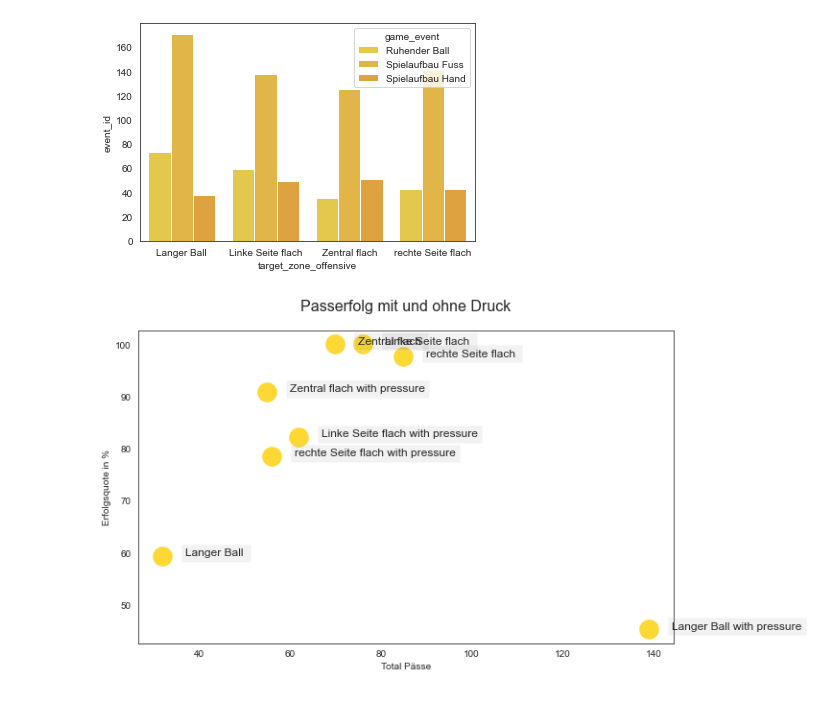
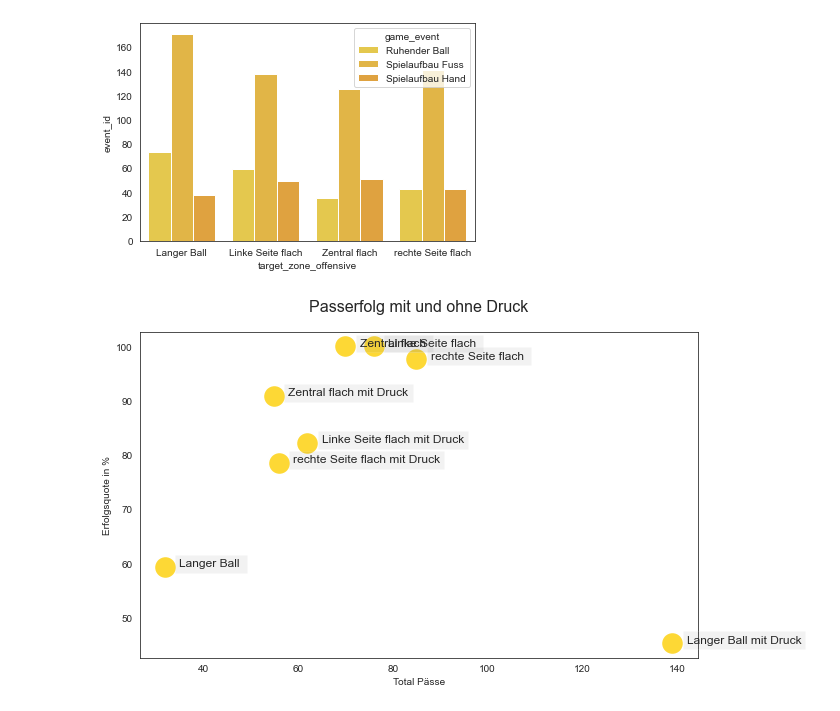
Before and after one commit to keepertrainer78698/youth-base, a Jupyter notebook: game-stats/keeperstats.ipynb, the cells around one changed output. Saved outputs shown, nothing was run; the diff lists cells and outputs as text; code cells hidden in the pictures.

```diff
--- a/game-stats/keeperstats.ipynb
+++ b/game-stats/keeperstats.ipynb
@@ -95,7 +95,7 @@ print(events_df.event_id.count())
 offensive_df = events_df.loc[events_df.phase == 'off']
 offensive_df = offensive_df.loc[offensive_df.category != 'Footeco']
 offensive_df = offensive_df.dropna(axis = 1, how = 'all')
-offensive_df['under_pressure'] = offensive_df.under_pressure.apply(lambda x: 'with pressure' if x == 'checked' else '')
+offensive_df['under_pressure'] = offensive_df.under_pressure.apply(lambda x: 'mit Druck' if x == 'checked' else '')
 
 ## Sub dataframe with only passing events in offensive events
 passing_df = offensive_df[offensive_df['game_event'] == 'Spielaufbau Fuss']
@@ -238,11 +238,11 @@ plt.figure(figsize=(10,6))
 #plt.scatter('total', 'perc of gk reaction', data=pivot_critical_events, label='primary_event', c=color_yellow, s=500)
 sns.scatterplot(x='total', y='perc of gk reaction', s=500, data=pivot_critical_events)
 
-plt.xlabel('Anzahl Aktionen')
-plt.ylabel('% Aktionen für TH')
+plt.xlabel('Anzahl erfasste Aktionen')
+plt.ylabel('% effektive Aktionen für TH')
 plt.title('Aktionen für TH und Häufigkeit der Spielsituationen', fontsize=16, pad=20)
 for i, label in enumerate(pivot_critical_events.primary_event):
-    plt.text(pivot_critical_events.total[i], pivot_critical_events['perc of gk reaction'][i]+0.03, label, fontsize=12, bbox=dict(facecolor='gray', alpha=0.1))
+    plt.text(pivot_critical_events.total[i]+5, pivot_critical_events['perc of gk reaction'][i], label, fontsize=12, bbox=dict(facecolor='gray', alpha=0.1))
 
 plt.savefig('torhüter_aktionen.png')
 plt.show()
@@ -265,13 +265,13 @@ sns.scatterplot(x='total_events', y='goals_in_perc', s=500, data=pivot_goal_even
 
 for i in range(pivot_goal_events.shape[0]):
     plt.text(x=pivot_goal_events.total_events[i]+5,
-        y=pivot_goal_events.goals_in_perc[i]+0.01,
+        y=pivot_goal_events.goals_in_perc[i],
         s=pivot_goal_events.primary_event[i],
         fontsize=12,
         bbox=dict(facecolor='gray', alpha=0.1))
 
 plt.title('Torwahrscheinlichkeit und Häufigkeit pro Spielsituation', fontsize=16, pad=20)
-plt.xlabel('Total Aktionen')
+plt.xlabel('Anzahl erfasste Aktionen')
 plt.ylabel('Torwahrscheinlichkeit in %')
 
 plt.savefig('torwahrscheinlichkeit.png')
@@ -340,29 +347,29 @@ sns.barplot(data=group_passing_distribution, x='target_zone_offensive', y='event
 # %%
 ## Passing analysis
 
 group_pressure_passing = passing_df.groupby(['target_zone_offensive', 'under_pressure', 'success']).event_id.count().reset_index()
 pivot_pressure_passing = group_pressure_passing.pivot(index=['target_zone_offensive', 'under_pressure'], columns='success', values='event_id').reset_index()
 pivot_pressure_passing['no'] = pivot_pressure_passing.no.fillna(0)
 pivot_pressure_passing['total_passes'] = pivot_pressure_passing['yes'] + pivot_pressure_passing['no']
 pivot_pressure_passing['accuracy'] = pivot_pressure_passing.yes / pivot_pressure_passing.total_passes * 100
 pivot_pressure_passing['target_zone_offensive'] = pivot_pressure_passing.target_zone_offensive.str.cat(pivot_pressure_passing.under_pressure, sep= ' ')
 pivot_pressure_passing = pivot_pressure_passing.drop(columns=['under_pressure', 'no', 'yes'])
 
 plt.figure(figsize=[10, 6])
 sns.scatterplot(x='total_passes', y='accuracy', s=500, data=pivot_pressure_passing)
 
 for i in range(pivot_pressure_passing.shape[0]):
-    plt.text(x=pivot_pressure_passing.total_passes[i]+5,
-        y=pivot_pressure_passing.accuracy[i]+0.01,
+    plt.text(x=pivot_pressure_passing.total_passes[i]+3,
+        y=pivot_pressure_passing.accuracy[i],
         s=pivot_pressure_passing.target_zone_offensive[i],
         fontsize=12,
         bbox=dict(facecolor='gray', alpha=0.1))
 
 plt.title('Passerfolg mit und ohne Druck', fontsize=16, pad=20)
 plt.xlabel('Total Pässe')
 plt.ylabel('Erfolgsquote in %')
 
-plt.savefig('passgenauigkeit.png')
+plt.savefig('passgenauigkeit.png', bbox_inches='tight', pad_inches=0.3)
 plt.show()
 # %% [output]
-[figure, old version]
+[figure, new version]
```
Also changed, not shown: parts of 3 cells of this notebook, 12 other files.
